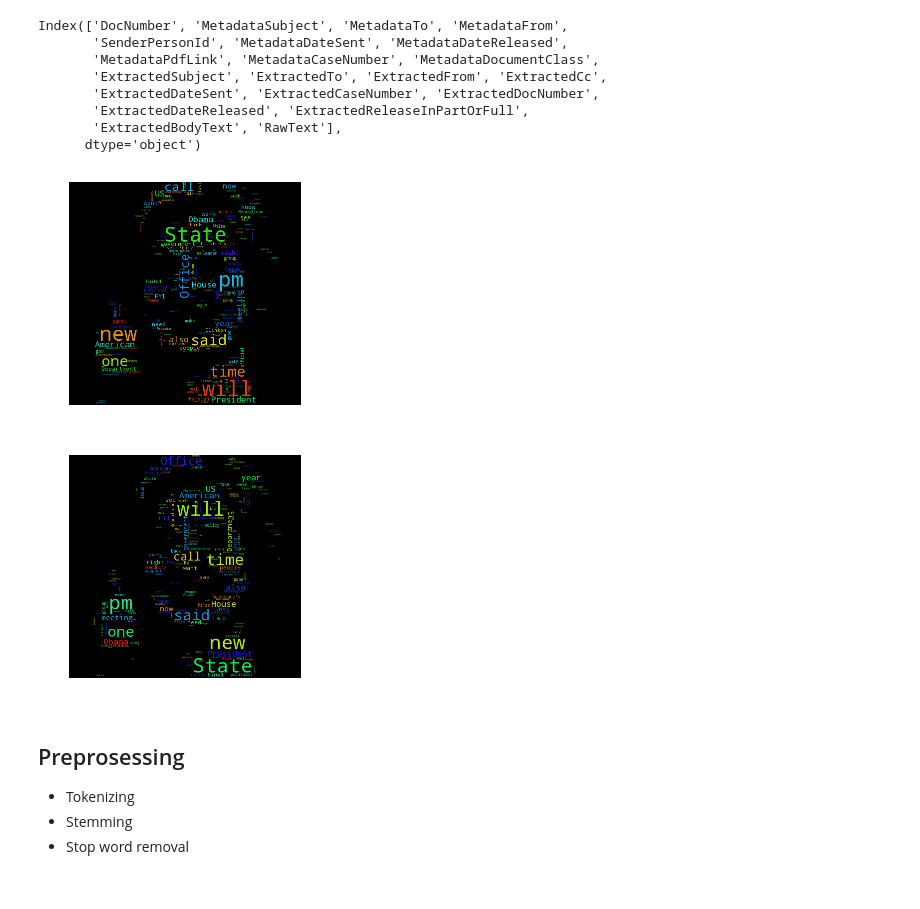
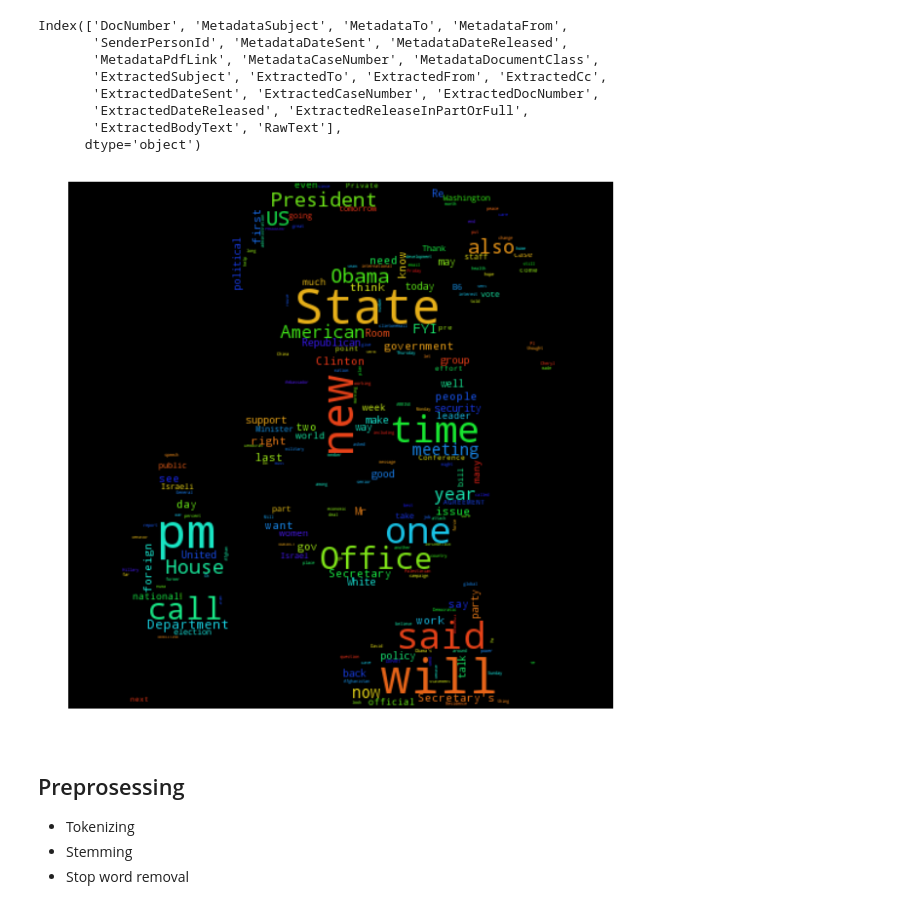
Before and after one commit to PaluchowskiMatthew/ADA-Kepler, a Jupyter notebook: 05 - Taming Text/05 - Taming Text.ipynb, the cells around one changed output. Cells and saved outputs as stored; diff of their text form; code cells hidden in the pictures.

```diff
--- a/05 - Taming Text/05 - Taming Text.ipynb
+++ b/05 - Taming Text/05 - Taming Text.ipynb
@@ -71,25 +71,29 @@ rawExtractedBody = ' '.join(cleanedList)
 # %%
 def generate_word_cloud(text):
     mask = np.array(Image.open("hillary_mask_1.jpg"))
 
     # Generate a word cloud image
     wordcloud = WordCloud(mask=mask).generate(text)
 
     # Display the generated image:
     plt.imshow(wordcloud)
     plt.axis("off")
 
+    fig = plt.gcf()
+    fig.set_size_inches(10,10)
+
+    '''
     # lower max_font_size
     wordcloud = WordCloud(max_font_size=40, mask=mask).generate(text)
     plt.figure()
     plt.imshow(wordcloud)
     plt.axis("off")
     plt.show()
+    '''
 
 generate_word_cloud(rawExtractedBody)
 # %% [output]
-[figure, old version]
+[figure, new version]
-[figure, removed]
 # %% [markdown]
 ## Preprosessing
 
```
Also changed, not shown: parts of 22 cells of this notebook.
